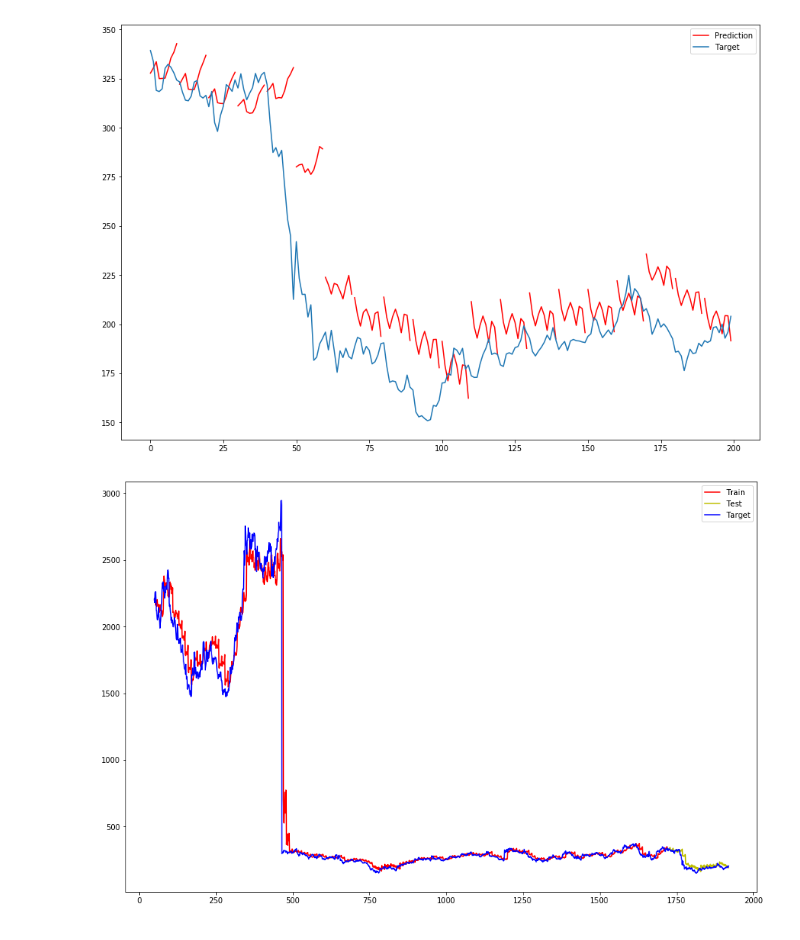
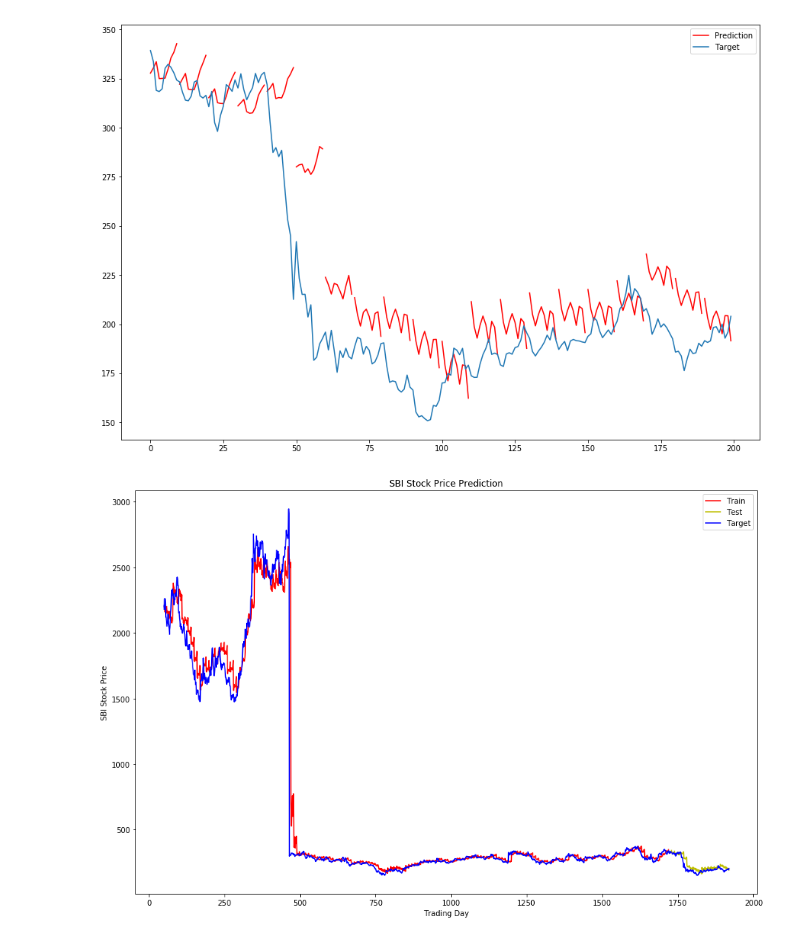
Before and after one commit to dip1683/GPA, a Jupyter notebook: n-days look ahead RNN.ipynb, the cells around one changed output. Cells and saved outputs as stored; diff of their text form; code cells hidden in the pictures.

```diff
--- a/n-days look ahead RNN.ipynb
+++ b/n-days look ahead RNN.ipynb
@@ -192,16 +192,21 @@ y = np.concatenate((ytrain, ytest), axis=0)
 # %%
 plt.figure(figsize = (15,10))
 
 # Data in Train/Validation
 plt.plot([x for x in range(look_back+leftover, len(Xtrain)+look_back+leftover)], scl.inverse_transform(Xtrain.reshape(-1,1)), color='r', label='Train')
 # Data in Test
 plt.plot([x for x in range(look_back +leftover+ len(Xtrain), len(Xtrain)+len(Xtest)+look_back+leftover)], scl.inverse_transform(Xtest.reshape(-1,1)), color='y', label='Test')
 
 #Data used
 plt.plot([x for x in range(look_back+leftover, look_back+leftover+len(Xtrain)+len(Xtest))], scl.inverse_transform(y.reshape(-1,1)), color='b', label='Target')
 
+plt.title('SBI Stock Price Prediction')
+plt.xlabel('Trading Day')
+plt.ylabel('SBI Stock Price')
+plt.legend()
+plt.show()
 
-plt.legend(loc='best')
+#plt.legend(loc='best')
 plt.show()
 # %% [output]
-[figure, old version]
+[figure, new version]
```
